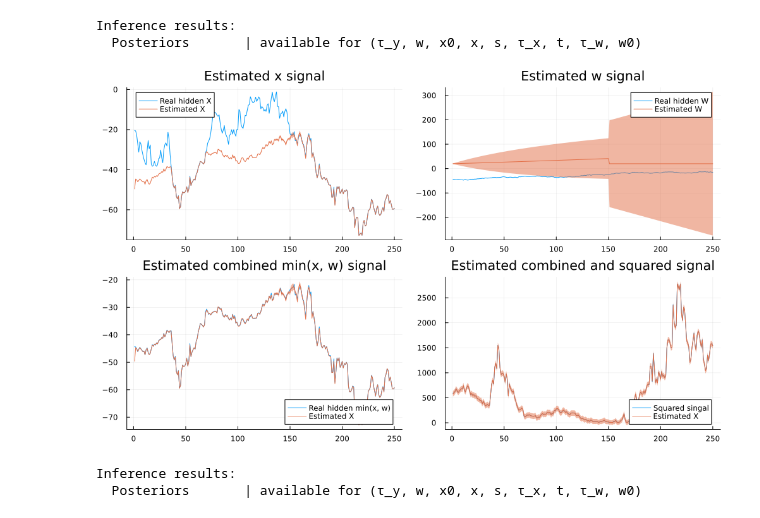
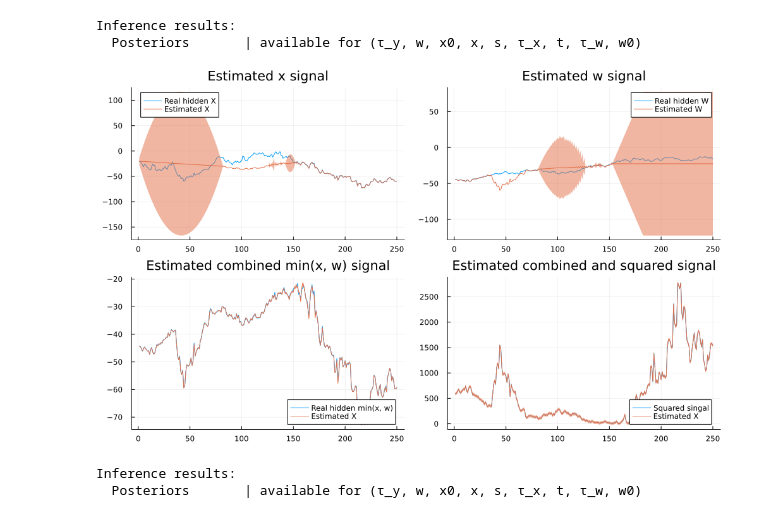
Before and after one commit to biaslab/CVMP, a Jupyter notebook: demos/stuck_deterministic_nodes.ipynb, the cells around one changed output. Drawn from its saved outputs; the diff is of its cells as text; code cells hidden in the pictures.

```diff
--- a/demos/stuck_deterministic_nodes.ipynb
+++ b/demos/stuck_deterministic_nodes.ipynb
@@ -43,7 +43,9 @@ square (generic function with 1 method)
 # %%
 n = 250
 ref_point = -20
-real_x, real_w, real_f, real_g, real_y = generate_data(min, (x) -> (x - ref_point)^2 , n, w_i_min = -45);
+
+x_i_min, w_i_min = -20, -45
+real_x, real_w, real_f, real_g, real_y = generate_data(min, (x) -> (x - ref_point)^2 , n, x_i_min = x_i_min, w_i_min = w_i_min);
 
 pl = plot(title = "Underlying signals")
 pl = plot!(pl, real_x, label = "x")
@@ -110,8 +112,8 @@ Meta specification:
 Options:
   warn = true
 # %%
-m_x_0, τ_x_0 = -20.0, 100.0
-m_w_0, τ_w_0 = 20.0, 100.0
+m_x_0, τ_x_0 = x_i_min, 100.0
+m_w_0, τ_w_0 = w_i_min, 100.0
 
 # We set relatively strong priors for random walk noise components
 # and sort of vague prior for the noise of the observations
@@ -121,7 +123,7 @@ a_y, b_y = 1.0, 1.0
 
 # We set relatively strong priors for messages
 xinit = map(r -> NormalMeanPrecision(r, τ_x_0), reverse(range(-60, -20, length = n)))
-winit = map(r -> NormalMeanPrecision(r, τ_w_0), range(20, 60, length = n))
+winit = map(r -> NormalMeanPrecision(r, τ_w_0), range(-40, -20, length = n))
 
 imessages = (x = xinit, w = winit)
 imarginals = (τ_x = GammaShapeRate(a_x, b_x), τ_w = GammaShapeRate(a_w, b_w), τ_y = GammaShapeRate(a_y, b_y))
@@ -151,24 +153,24 @@ wmarginals = result.posteriors[:w];
 # %%
 pxx = plot(legend = :topleft, title = "Estimated x signal")
 pxw = plot(legend = :topright, title = "Estimated w signal")
 pxs = plot(legend = :bottomright, title = "Estimated combined min(x, w) signal")
 pxt = plot(legend = :bottomright, title = "Estimated combined and squared signal")
 
 pxx = plot!(pxx, real_x, label = "Real hidden X")
 pxx = plot!(pxx, mean.(xmarginals[end]), ribbon = var.(xmarginals[end]), label = "Estimated X")
 
 pxw = plot!(pxw, real_w, label = "Real hidden W")
-pxw = plot!(pxw, mean.(wmarginals[end]), ribbon = var.(wmarginals[end]), label = "Estimated W")
+pxw = plot!(pxw, mean.(wmarginals[end]), ribbon = [min(var, 100) for var in var.(wmarginals[end])], label = "Estimated W")
 
 pxs = plot!(pxs, real_f, label = "Real hidden min(x, w)")
 pxs = plot!(pxs, mean.(smarginals[end]), ribbon = var.(smarginals[end]), label = "Estimated X")
 
 pxt = plot!(pxt, real_g, label = "Squared singal")
 pxt = plot!(pxt, mean.(tmarginals[end]), ribbon = var.(tmarginals[end]), label = "Estimated X")
 
 plot(pxx, pxw, pxs, pxt, size = (1000, 600))
 # %% [output]
-[figure, old version]
+[figure, new version]
 # %%
 @rule DeltaFn(:out, Marginalisation) (q_ins::ReactiveMP.FactorizedJoint{P}, meta::ReactiveMP.DeltaMeta{M}) where {P <: NTuple, M <: CVI} = begin
     method = ReactiveMP.getmethod(meta)
```
